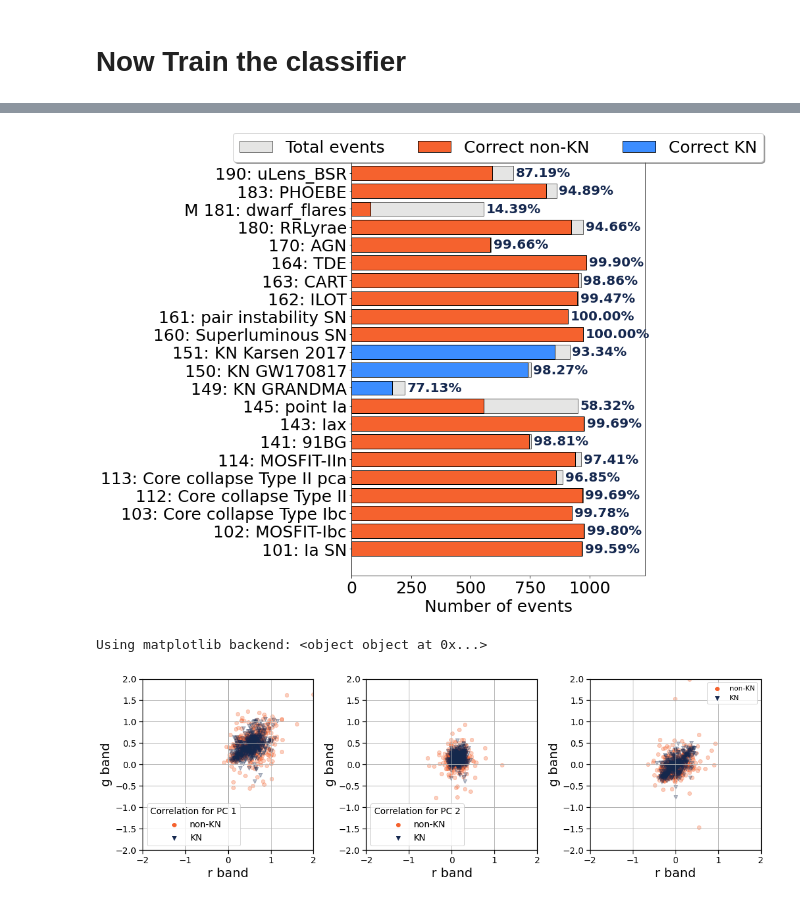
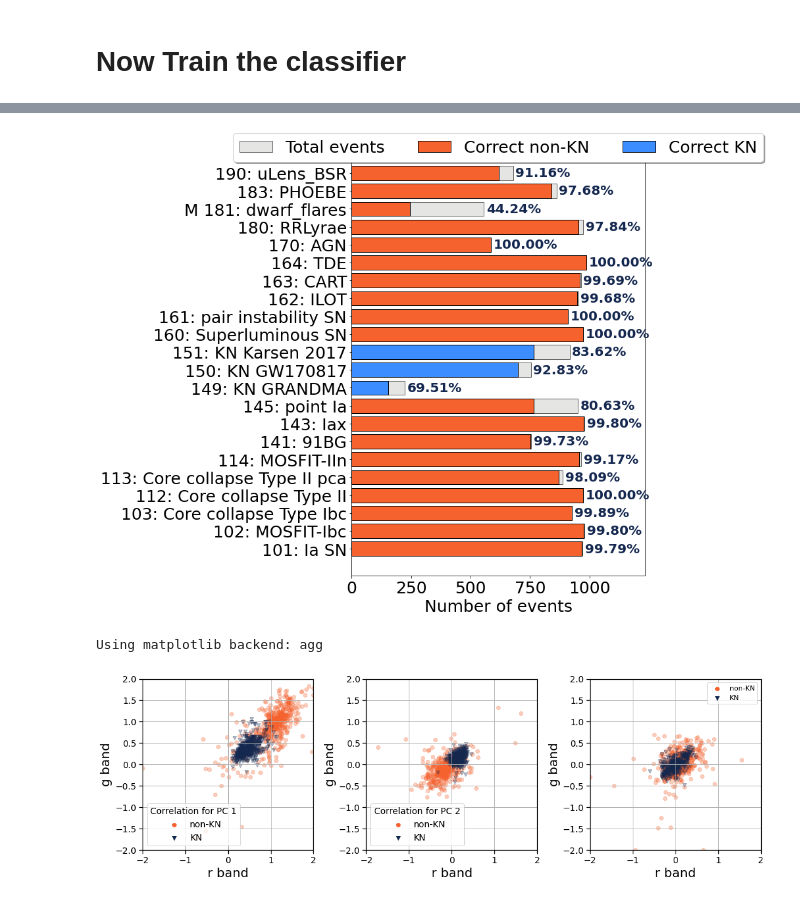
Before and after one commit to b-biswas/kndetect, a Jupyter notebook: notebooks/train_on_complete_lc.ipynb, the cells around one changed output, grey strips where cells are left out. Saved outputs shown, nothing was run; the diff lists cells and outputs as text; code cells hidden in the pictures.

Commit message:
Al bug fix (#44)
* redone complete lt curves

```diff
--- a/notebooks/train_on_complete_lc.ipynb
+++ b/notebooks/train_on_complete_lc.ipynb
@@ -138,12 +139,10 @@ if not use_already_trained_models:
         with open(os.path.join(data_dir, "models", sub_directory + ".pkl"), 'wb') as files:
             pickle.dump(clf, files)
 else:
-    data_base_path=os.path.join(data_dir, sub_directory)
-    feature_names = get_feature_names()
-    filtered_train_features_df = filtered_train_features_df[['key', 'y_true'] + feature_names]
-    filtered_train_features_df.reset_index(inplace=True, drop=True)
-
-    filtered_train_features_df = run_AL_loops(features_df=filtered_train_features_df, save_data=save_data, nloops=1490, data_base_path=data_base_path)
+    clf = load_classifier(sub_directory + ".pkl")
+    probabilities, filtered_indices = predict_kn_score(clf, filtered_train_features_df)
+    filtered_train_features_df['y_score'] = probabilities.T[1]
+    filtered_train_features_df['y_pred'] = int(filtered_train_features_df['y_score']>.5)
 # %%
 fig = plt.figure()
 plt.hist(filtered_train_features_df['y_score']);
@@ -279,17 +278,17 @@ ax = plt.gca()
 plot_contamination_statistics(ax, filtered, [149,150,151], save_fig_prefix=plot_path_prefix)
 #plt.show()
 # %% [output]
-[figure, old version]
+[figure, new version]
 # %%
 from kndetect.plot_lightcurve import plot_features_correlation
 from kndetect.plot_lightcurve import plot_band_correlation
 import seaborn as sns
 # %%
 %matplotlib
-plot_band_correlation(filtered_train_features_df, bands=['g','r'], x_limits=[-2,2], y_limits=[-2,2], num_kn_points=500, num_non_kn_points=500, save_fig_prefix=plot_path_prefix)
+plot_band_correlation(filtered, bands=['g','r'], x_limits=[-2,2], y_limits=[-2,2], num_kn_points=500, num_non_kn_points=500, save_fig_prefix=plot_path_prefix)
 # %% [output]
-Using matplotlib backend: <object object at 0x...>
+Using matplotlib backend: agg
-[figure, old version]
+[figure, new version]
 # %%
 plot_features_correlation(filtered, color_dict = {'non_kn':'#F5622E', 'kn': '#15284F'},bands=['g','r'], x_limits=[-2,2], y_limits=[-2,2], num_kn_points=500, num_non_kn_points=500, save_fig_prefix=plot_path_prefix)
 # %% [output]
```
Also changed, not shown: parts of 11 cells of this notebook, 14 other files.
